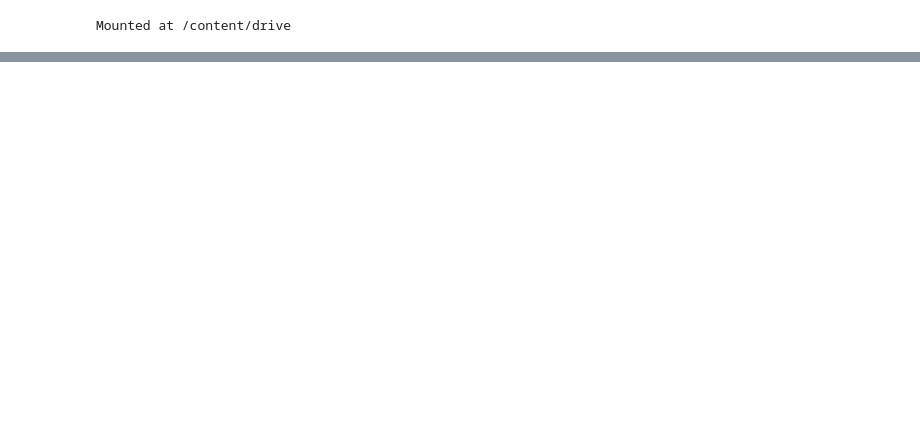
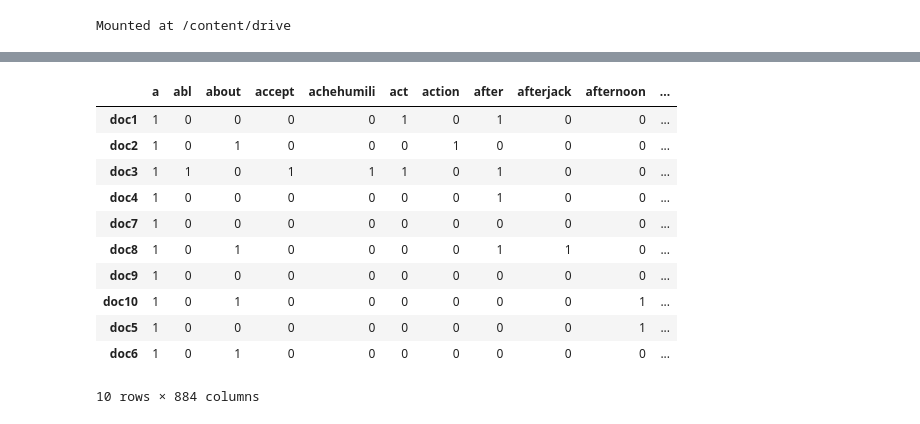
Before and after one commit to SkShoheb33/Information-Retreval, a Jupyter notebook: informationalRetreval1.ipynb, the cells around one changed output, grey strips where cells are left out. Cells and saved outputs as stored; diff of their text form; code cells hidden in the pictures; blank space fills up the shorter version.

```diff
--- a/informationalRetreval1.ipynb
+++ b/informationalRetreval1.ipynb
@@ -382,0 +422,15 @@ list(obj.blocks['block1'].keys())
+# %%
+obj.printBooleanIndex()
+# %% [output]
+|  | a | abl | about | accept | achehumili | act | action | after | afterjack | afternoon | ... |
+| doc1 | 1 | 0 | 0 | 0 | 0 | 1 | 0 | 1 | 0 | 0 | ... |
+| doc2 | 1 | 0 | 1 | 0 | 0 | 0 | 1 | 0 | 0 | 0 | ... |
+| doc3 | 1 | 1 | 0 | 1 | 1 | 1 | 0 | 1 | 0 | 0 | ... |
+| doc4 | 1 | 0 | 0 | 0 | 0 | 0 | 0 | 1 | 0 | 0 | ... |
+| doc7 | 1 | 0 | 0 | 0 | 0 | 0 | 0 | 0 | 0 | 0 | ... |
+| doc8 | 1 | 0 | 1 | 0 | 0 | 0 | 0 | 1 | 1 | 0 | ... |
+| doc9 | 1 | 0 | 0 | 0 | 0 | 0 | 0 | 0 | 0 | 0 | ... |
+| doc10 | 1 | 0 | 1 | 0 | 0 | 0 | 0 | 0 | 0 | 1 | ... |
+| doc5 | 1 | 0 | 0 | 0 | 0 | 0 | 0 | 0 | 0 | 1 | ... |
+| doc6 | 1 | 0 | 1 | 0 | 0 | 0 | 0 | 0 | 0 | 0 | ... |
+10 rows × 884 columns
```
Also changed, not shown: parts of 3 cells of this notebook.
